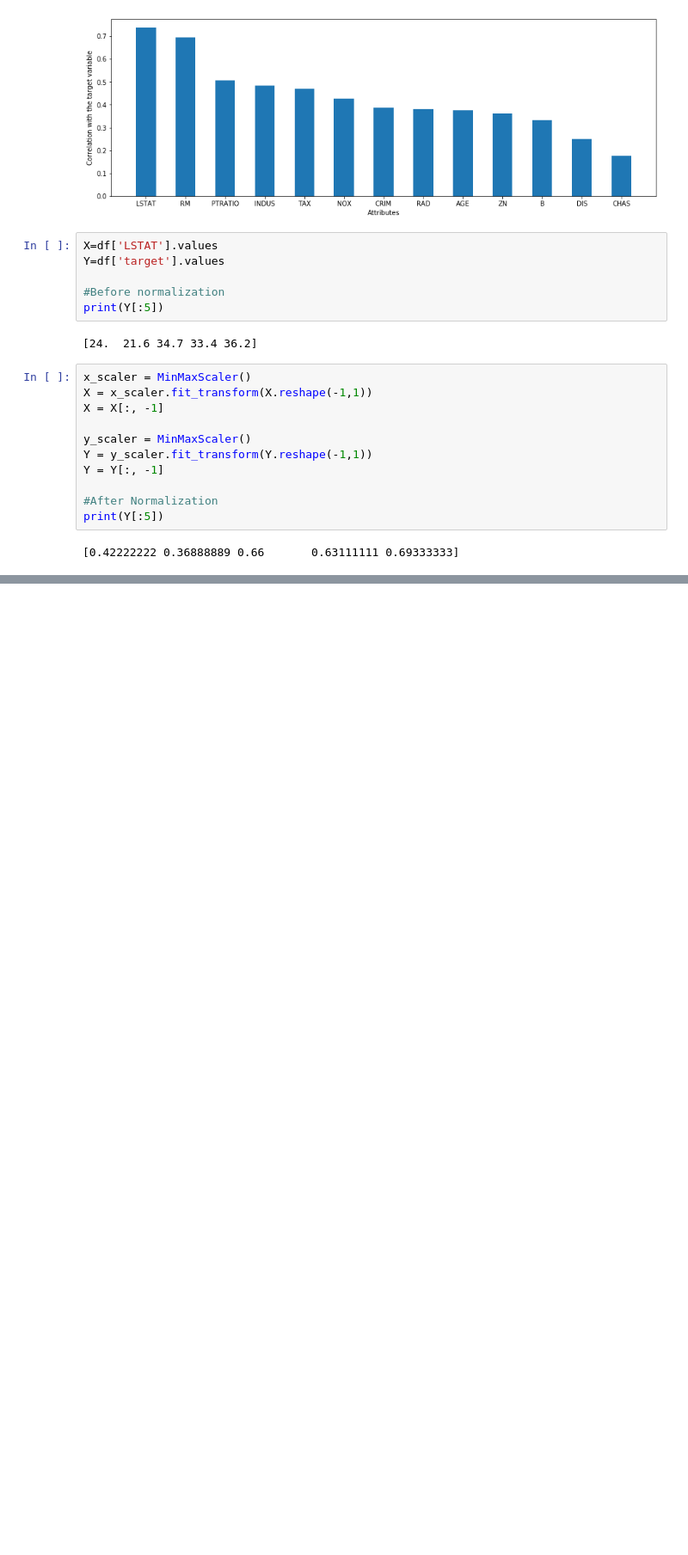
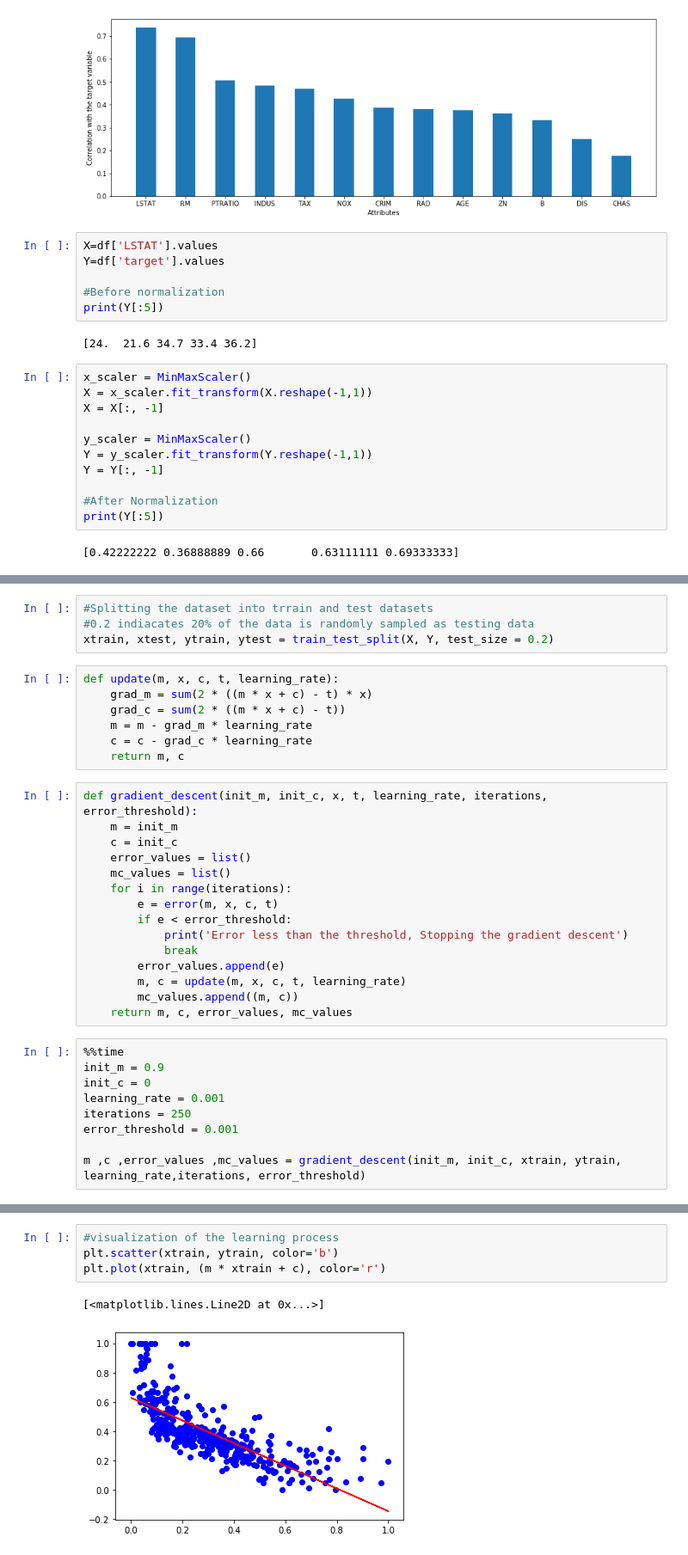
Before and after one commit to sumitksingh17/Machine-Learning, a Jupyter notebook: LinearRegression.ipynb, the cells around one changed output, grey strips where cells are left out. Shown at 86% size. Drawn from its saved outputs; the diff is of its cells as text; blank space fills up the shorter version.

```diff
--- a/LinearRegression.ipynb
+++ b/LinearRegression.ipynb
@@ -186,0 +187,35 @@ def error(m,x,c,t):
+# %%
+#Splitting the dataset into trrain and test datasets
+#0.2 indiacates 20% of the data is randomly sampled as testing data
+xtrain, xtest, ytrain, ytest = train_test_split(X, Y, test_size = 0.2)
+# %%
+def update(m, x, c, t, learning_rate):
+    grad_m = sum(2 * ((m * x + c) - t) * x)
+    grad_c = sum(2 * ((m * x + c) - t))
+    m = m - grad_m * learning_rate
+    c = c - grad_c * learning_rate
+    return m, c
+# %%
+def gradient_descent(init_m, init_c, x, t, learning_rate, iterations, error_threshold):
+    m = init_m
+    c = init_c
+    error_values = list()
+    mc_values = list()
+    for i in range(iterations):
+        e = error(m, x, c, t)
+        if e < error_threshold:
+            print('Error less than the threshold, Stopping the gradient descent')
+            break
+        error_values.append(e)
+        m, c = update(m, x, c, t, learning_rate)
+        mc_values.append((m, c))
+    return m, c, error_values, mc_values
+# %%
+%%time
+init_m = 0.9
+init_c = 0
+learning_rate = 0.001
+iterations = 250
+error_threshold = 0.001
+
+m ,c ,error_values ,mc_values = gradient_descent(init_m, init_c, xtrain, ytrain, learning_rate,iterations, error_threshold)
@@ -186,0 +224,7 @@ def error(m,x,c,t):
+# %%
+#visualization of the learning process
+plt.scatter(xtrain, ytrain, color='b')
+plt.plot(xtrain, (m * xtrain + c), color='r')
+# %% [output]
+[<matplotlib.lines.Line2D at 0x...>]
+[figure, added]
```
Also changed, not shown: parts of 11 cells of this notebook.
